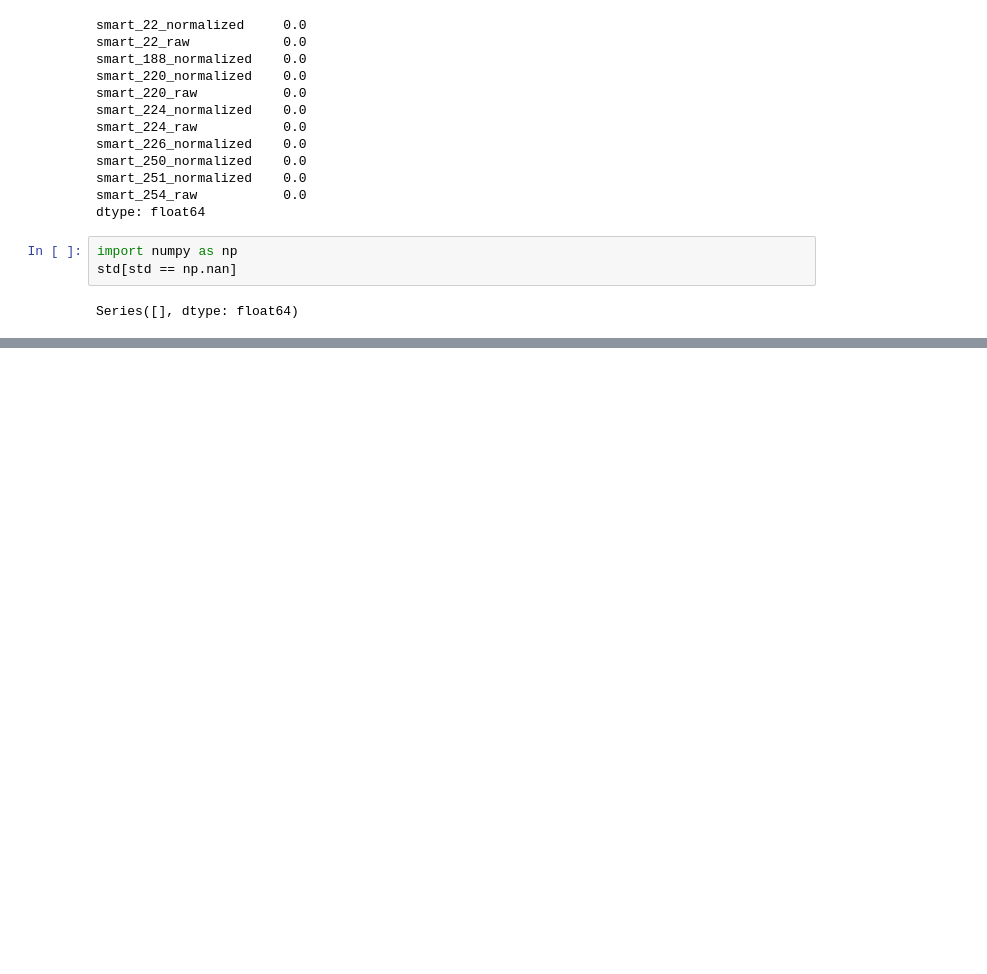
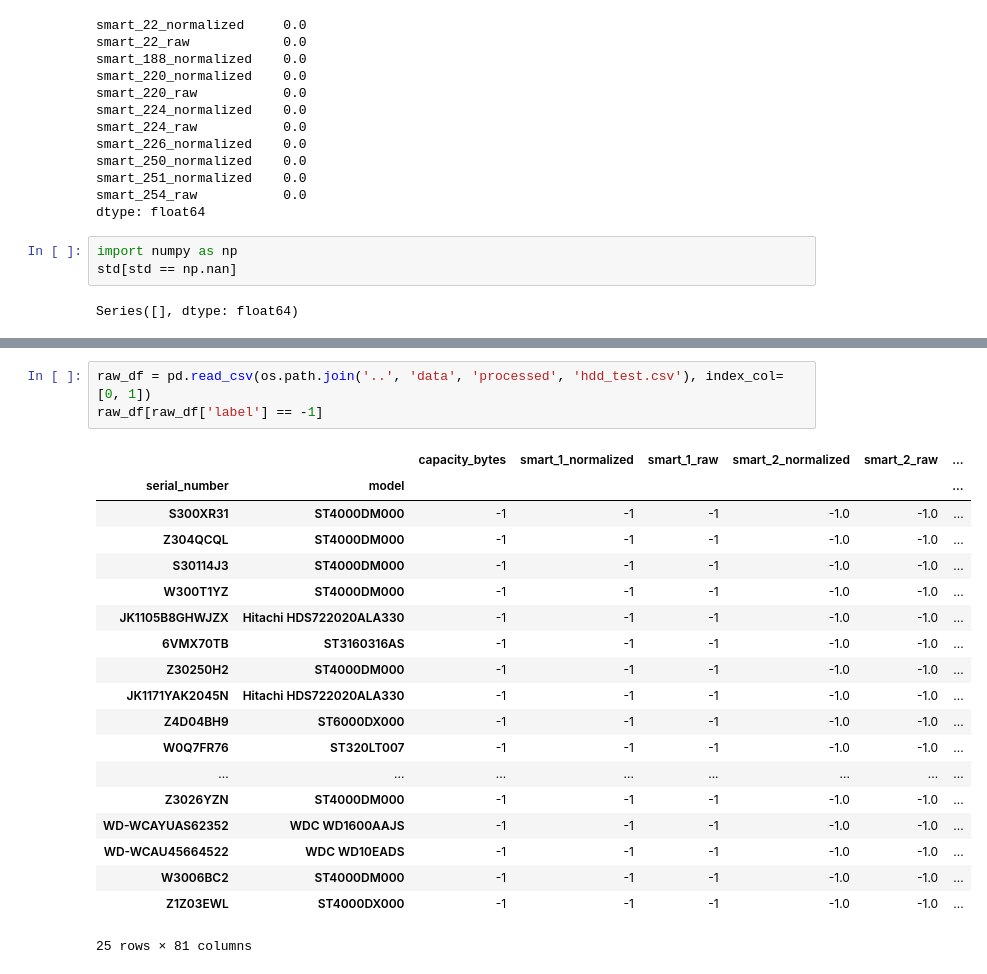
Before and after one commit to alexlapinski/CS613-Final-Project, a Jupyter notebook: notebook/hdd data.ipynb, the cells around one changed output, grey strips where cells are left out. Saved outputs shown, nothing was run; the diff lists cells and outputs as text; blank space fills up the shorter version.

```diff
--- a/notebook/hdd data.ipynb
+++ b/notebook/hdd data.ipynb
@@ -113,0 +129,23 @@ Series([], dtype: float64)
+# %%
+raw_df = pd.read_csv(os.path.join('..', 'data', 'processed', 'hdd_test.csv'), index_col=[0, 1])
+raw_df[raw_df['label'] == -1]
+# %% [output]
+|  |  | capacity_bytes | smart_1_normalized | smart_1_raw | smart_2_normalized | smart_2_raw | ... |
+| serial_number | model |  |  |  |  |  | ... |
+| S300XR31 | ST4000DM000 | -1 | -1 | -1 | -1.0 | -1.0 | ... |
+| Z304QCQL | ST4000DM000 | -1 | -1 | -1 | -1.0 | -1.0 | ... |
+| S30114J3 | ST4000DM000 | -1 | -1 | -1 | -1.0 | -1.0 | ... |
+| W300T1YZ | ST4000DM000 | -1 | -1 | -1 | -1.0 | -1.0 | ... |
+| JK1105B8GHWJZX | Hitachi HDS722020ALA330 | -1 | -1 | -1 | -1.0 | -1.0 | ... |
+| 6VMX70TB | ST3160316AS | -1 | -1 | -1 | -1.0 | -1.0 | ... |
+| Z30250H2 | ST4000DM000 | -1 | -1 | -1 | -1.0 | -1.0 | ... |
+| JK1171YAK2045N | Hitachi HDS722020ALA330 | -1 | -1 | -1 | -1.0 | -1.0 | ... |
+| Z4D04BH9 | ST6000DX000 | -1 | -1 | -1 | -1.0 | -1.0 | ... |
+| W0Q7FR76 | ST320LT007 | -1 | -1 | -1 | -1.0 | -1.0 | ... |
+| ... | ... | ... | ... | ... | ... | ... | ... |
+| Z3026YZN | ST4000DM000 | -1 | -1 | -1 | -1.0 | -1.0 | ... |
+| WD-WCAYUAS62352 | WDC WD1600AAJS | -1 | -1 | -1 | -1.0 | -1.0 | ... |
+| WD-WCAU45664522 | WDC WD10EADS | -1 | -1 | -1 | -1.0 | -1.0 | ... |
+| W3006BC2 | ST4000DM000 | -1 | -1 | -1 | -1.0 | -1.0 | ... |
+| Z1Z03EWL | ST4000DX000 | -1 | -1 | -1 | -1.0 | -1.0 | ... |
+25 rows × 81 columns
```
Also changed, not shown: parts of 1 cell of this notebook, 10 other files.
